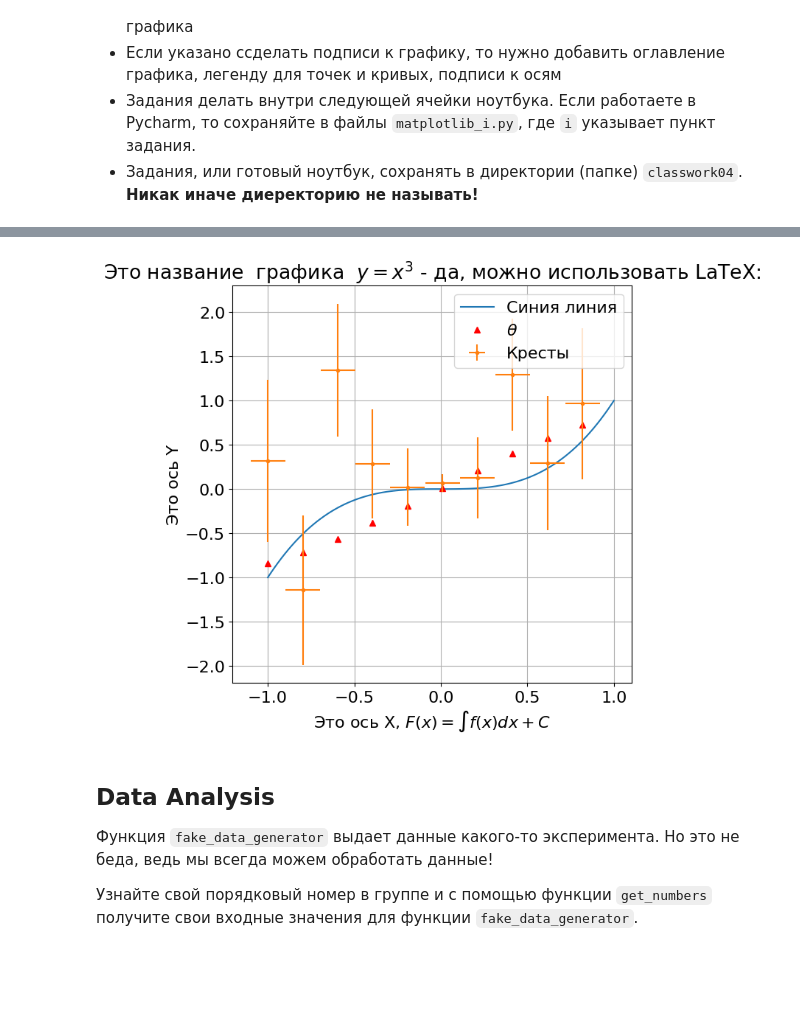
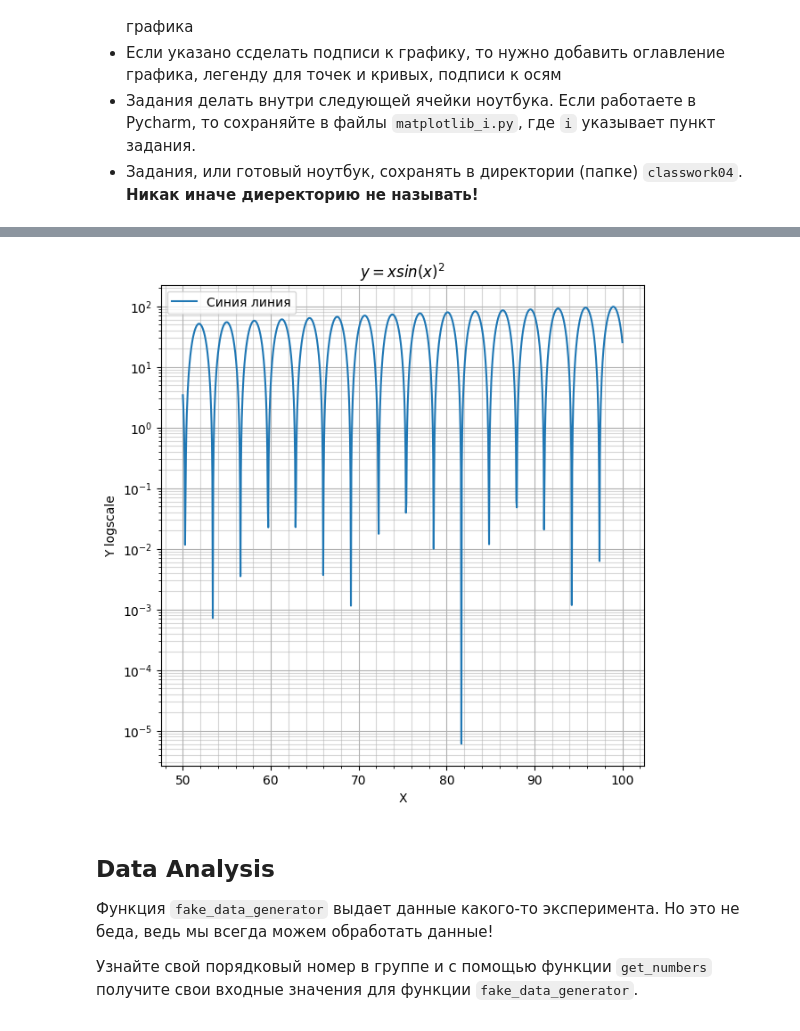
Before and after one commit to physicistmaksim/python_2022, a Jupyter notebook: Classwork04/lpr2022_lab4.ipynb, the cells around one changed output, grey strips where cells are left out. Cells and saved outputs as stored; diff of their text form; code cells hidden in the pictures; blank space fills up the shorter version.

```diff
--- a/Classwork04/lpr2022_lab4.ipynb
+++ b/Classwork04/lpr2022_lab4.ipynb
@@ -422,49 +410,22 @@ plt.xscale??
 # %%
 import numpy as np
 import matplotlib.pyplot as plt
-import matplotlib as mpl
-mpl.rcParams['font.size'] = 16 # Управление стилем, в данном случаем - размером шрифта
- # Создаем фигуру
 plt.figure(figsize=(7,7))
-
-# Подписываем оси и график
-plt.title(r"Это название  графика  $y = x^3$ - да, можно использовать LaTeX:")
-plt.ylabel("Это ось Y")
-plt.xlabel(r"Это ось X, $F(x) = \int f(x) dx + C$")
-
-
-
-# Добавляем данные
-x = np.linspace(0, 100, 10)
-y = x**3
+plt.yscale('log')
+plt.grid(True)
+plt.title(r"$y=xsin(x)^2$")
+plt.minorticks_on()
+plt.ylabel("Y logscale")
+plt.xlabel("X")
+x = np.linspace(50, 100, 1000)
+y = x*np.sin(x)**2
 plt.plot(x,y, label="Синия линия")
-
-# Еще данные
-x2 = x[::10]
-y2 = np.sin(x2)
-plt.plot(x2,y2, 'r^', label=r"$\theta$")
-# 'r^' - задает стиль линии - красные (red) треугольники (^), подробнее в документации
-
-# Данные с ошибками
-mu = np.sin(x2)
-sigma = np.abs(mu)**0.5
-y2 = np.random.normal(mu, sigma)
-# Можно рисовать ошибки
-plt.errorbar(x2,y2, yerr=sigma, xerr=0.1, fmt='.', label='Кресты')
-
-# Активируем сетку
 plt.grid(b=True, which='major', axis='both', alpha=1)
 plt.grid(b=True, which='minor', axis='both', alpha=0.5)
-
-# Активируем легенду графика
 plt.legend()
-# Внимание, запускаете вашу программу как сценарий, то что бы показать график
-# Используйте эту команду
-# plt.show()
-# Сохраняем изображение в текущую директорию
-plt.savefig('example.png')
+plt.show()
 # %% [output]
-[figure, old version]
+[figure, new version]
 # %% [markdown]
 ## Data Analysis
 
```
Also changed, not shown: parts of 18 cells of this notebook, 1 other file.
